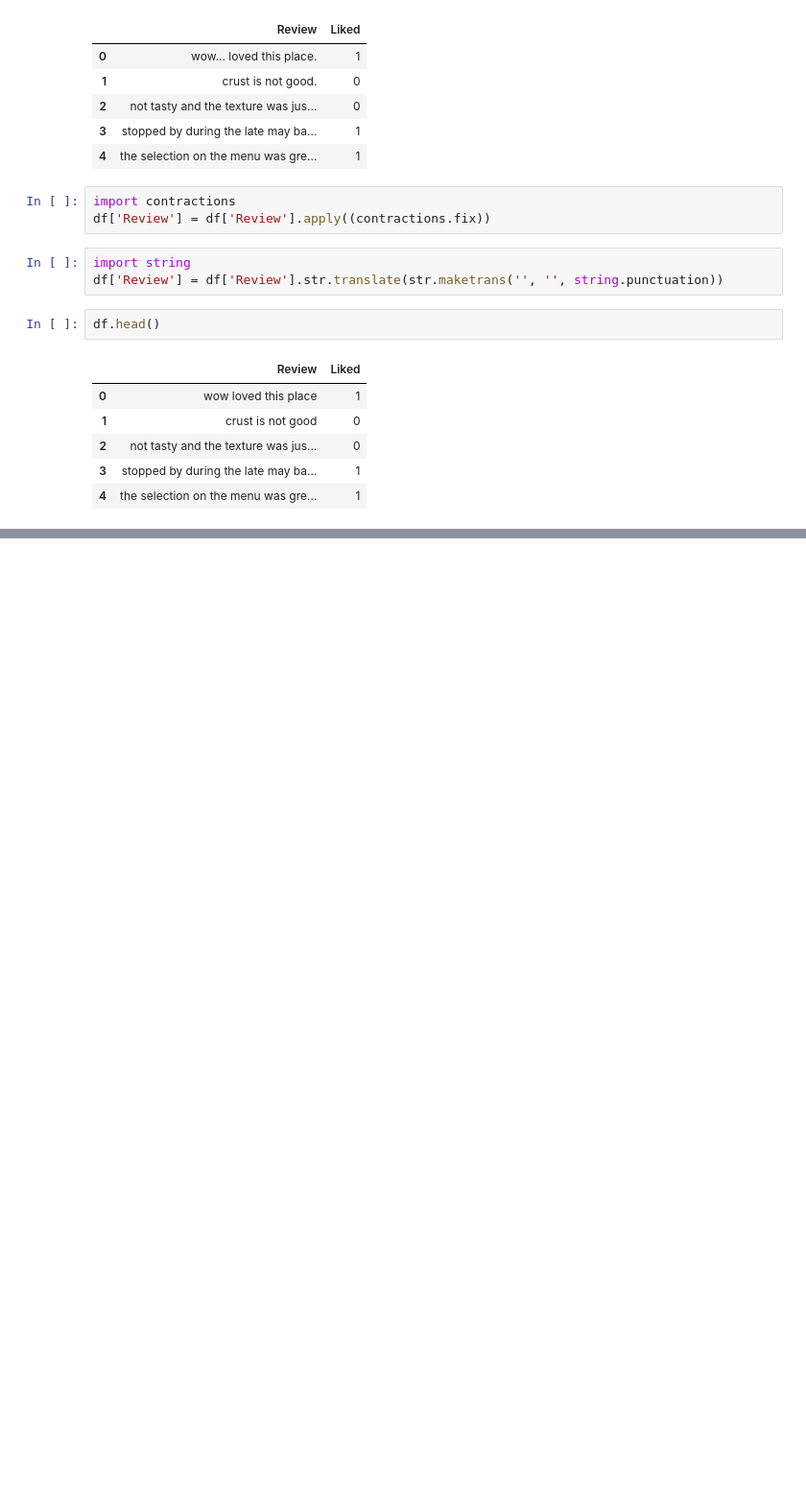
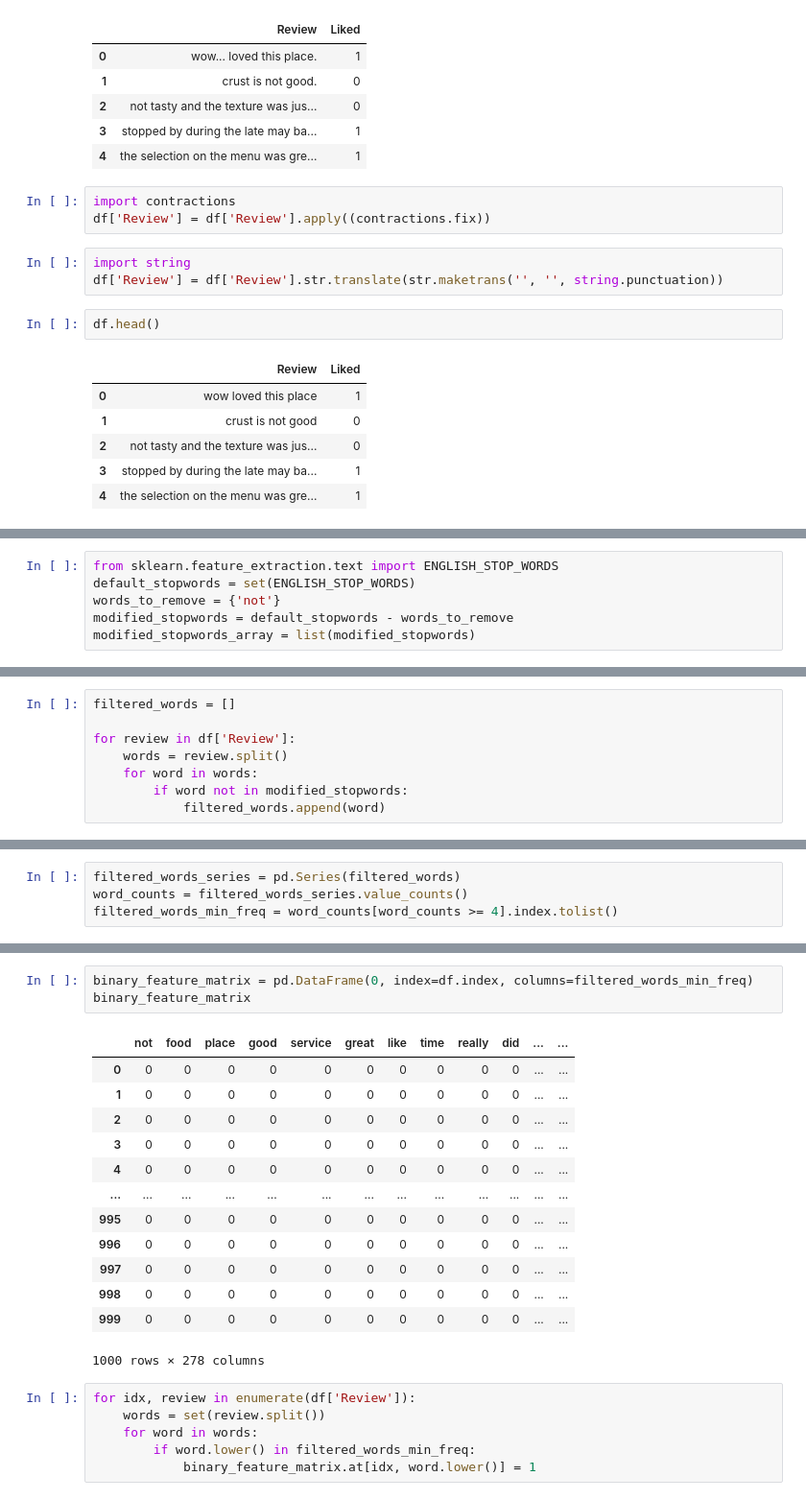
Before and after one commit to BKAPADIA04/DineDetector, a Jupyter notebook: codes/eda.ipynb, the cells around one changed output, grey strips where cells are left out. Shown at 96% size. Drawn from its saved outputs; the diff is of its cells as text; blank space fills up the shorter version.

```diff
--- a/codes/eda.ipynb
+++ b/codes/eda.ipynb
@@ -82,0 +84,6 @@ df.sample(10)
+# %%
+from sklearn.feature_extraction.text import ENGLISH_STOP_WORDS
+default_stopwords = set(ENGLISH_STOP_WORDS)
+words_to_remove = {'not'}
+modified_stopwords = default_stopwords - words_to_remove
+modified_stopwords_array = list(modified_stopwords)
@@ -82,0 +161,8 @@ df.sample(10)
+# %%
+filtered_words = []
+
+for review in df['Review']:
+    words = review.split()
+    for word in words:
+        if word not in modified_stopwords:
+            filtered_words.append(word)
@@ -82,0 +189,4 @@ df.sample(10)
+# %%
+filtered_words_series = pd.Series(filtered_words)
+word_counts = filtered_words_series.value_counts()
+filtered_words_min_freq = word_counts[word_counts >= 4].index.tolist()
@@ -82,0 +217,23 @@ df.sample(10)
+# %%
+binary_feature_matrix = pd.DataFrame(0, index=df.index, columns=filtered_words_min_freq)
+binary_feature_matrix
+# %% [output]
+|  | not | food | place | good | service | great | like | time | really | did | ... | ... |
+| 0 | 0 | 0 | 0 | 0 | 0 | 0 | 0 | 0 | 0 | 0 | ... | ... |
+| 1 | 0 | 0 | 0 | 0 | 0 | 0 | 0 | 0 | 0 | 0 | ... | ... |
+| 2 | 0 | 0 | 0 | 0 | 0 | 0 | 0 | 0 | 0 | 0 | ... | ... |
+| 3 | 0 | 0 | 0 | 0 | 0 | 0 | 0 | 0 | 0 | 0 | ... | ... |
+| 4 | 0 | 0 | 0 | 0 | 0 | 0 | 0 | 0 | 0 | 0 | ... | ... |
+| ... | ... | ... | ... | ... | ... | ... | ... | ... | ... | ... | ... | ... |
+| 995 | 0 | 0 | 0 | 0 | 0 | 0 | 0 | 0 | 0 | 0 | ... | ... |
+| 996 | 0 | 0 | 0 | 0 | 0 | 0 | 0 | 0 | 0 | 0 | ... | ... |
+| 997 | 0 | 0 | 0 | 0 | 0 | 0 | 0 | 0 | 0 | 0 | ... | ... |
+| 998 | 0 | 0 | 0 | 0 | 0 | 0 | 0 | 0 | 0 | 0 | ... | ... |
+| 999 | 0 | 0 | 0 | 0 | 0 | 0 | 0 | 0 | 0 | 0 | ... | ... |
+1000 rows × 278 columns
+# %%
+for idx, review in enumerate(df['Review']):
+    words = set(review.split())
+    for word in words:
+        if word.lower() in filtered_words_min_freq:
+            binary_feature_matrix.at[idx, word.lower()] = 1
```
Also changed, not shown: parts of 21 cells of this notebook.
